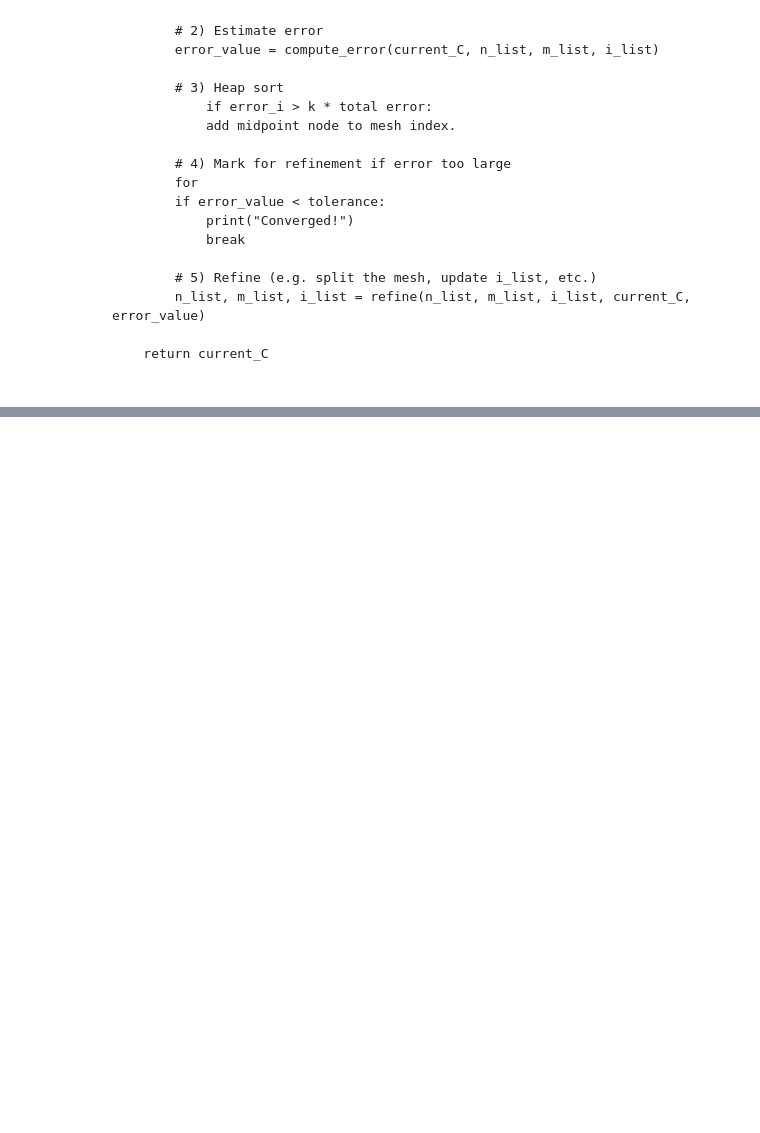
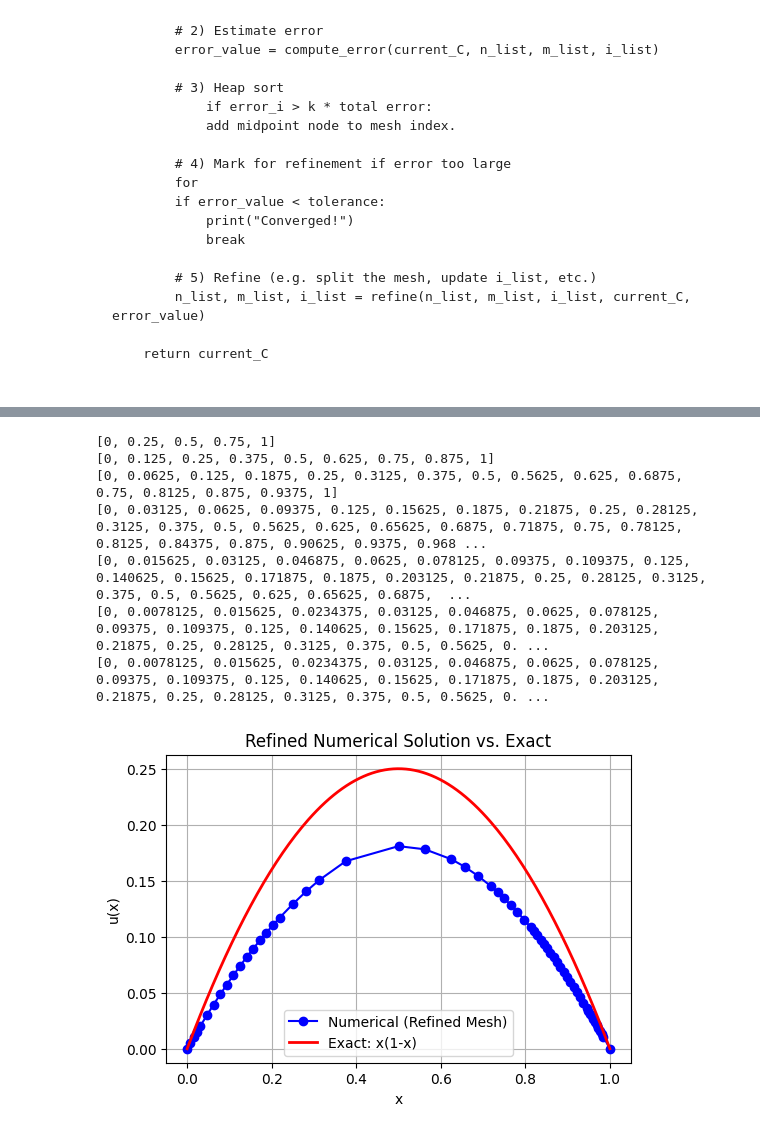
Before and after one commit to weiyuanoh/FYP, a Jupyter notebook: Problem 4.ipynb, the cells around one changed output, grey strips where cells are left out. Cells and saved outputs as stored; diff of their text form; code cells hidden in the pictures; blank space fills up the shorter version.

Commit message:
plotting of graphs, testing of other piecewise coefficient

```diff
--- a/Problem 4.ipynb
+++ b/Problem 4.ipynb
@@ -301,7 +301,10 @@ def integrand_for_force(i, xlist, f, xi, ci, n2):
     return total
 
 def f(s):
-    return 4 - math.cos(s)  + 2*s*math.cos(s) + 2* math.sin(s)
+    if 0 <= s < 1/3:
+        return 2.0
+    else:
+        return 4.0
 
 
 def build_force_vector(num_nodes, xlist, f):
@@ -706,0 +706,60 @@ refinement_loop(epsilon=epsilon)
+# %%
+import numpy as np
+import matplotlib.pyplot as plt
+
+# Suppose your refinement_loop(epsilon) returns:
+#   mesh, c_sol, enorm
+# and you run:
+mesh, c_sol, enorm = refinement_loop(epsilon=0.1)
+
+# Then you have a function that returns the full nodal array from c_sol
+nodal = assemble_nodal_values(c_sol)  # length = len(mesh)
+
+# Convert to NumPy arrays for convenience
+x_nodal = np.array(mesh, dtype=float)
+u_nodal = np.array(nodal, dtype=float)
+
+# Define the exact solution
+def exact_solution(x):
+    return x*(1.0 - x)
+
+# We'll plot the exact solution on a fine grid from 0..1
+x_fine = np.linspace(0.0, 1.0, 200)
+u_exact = exact_solution(x_fine)
+
+plt.figure(figsize=(6,4))
+
+# 1) Plot the piecewise-linear solution
+plt.plot(
+    x_nodal,
+    u_nodal,
+    marker='o',
+    linestyle='-',
+    color='blue',
+    label='Numerical (Refined Mesh)'
+)
+
+# 2) Plot the exact solution as a smooth curve
+plt.plot(
+    x_fine,
+    u_exact,
+    color='red',
+    linewidth=2,
+    label='Exact: x(1-x)'
+)
+
+plt.xlabel('x')
+plt.ylabel('u(x)')
+plt.title('Refined Numerical Solution vs. Exact')
+plt.grid(True)
+plt.legend()
+plt.show()
+# %% [output]
+[0, 0.25, 0.5, 0.75, 1]
+[0, 0.125, 0.25, 0.375, 0.5, 0.625, 0.75, 0.875, 1]
+[0, 0.0625, 0.125, 0.1875, 0.25, 0.3125, 0.375, 0.5, 0.5625, 0.625, 0.6875, 0.75, 0.8125, 0.875, 0.9375, 1]
+[0, 0.03125, 0.0625, 0.09375, 0.125, 0.15625, 0.1875, 0.21875, 0.25, 0.28125, 0.3125, 0.375, 0.5, 0.5625, 0.625, 0.65625, 0.6875, 0.71875, 0.75, 0.78125, 0.8125, 0.84375, 0.875, 0.90625, 0.9375, 0.968 ...
+[0, 0.015625, 0.03125, 0.046875, 0.0625, 0.078125, 0.09375, 0.109375, 0.125, 0.140625, 0.15625, 0.171875, 0.1875, 0.203125, 0.21875, 0.25, 0.28125, 0.3125, 0.375, 0.5, 0.5625, 0.625, 0.65625, 0.6875,  ...
+[0, 0.0078125, 0.015625, 0.0234375, 0.03125, 0.046875, 0.0625, 0.078125, 0.09375, 0.109375, 0.125, 0.140625, 0.15625, 0.171875, 0.1875, 0.203125, 0.21875, 0.25, 0.28125, 0.3125, 0.375, 0.5, 0.5625, 0. ...
+[0, 0.0078125, 0.015625, 0.0234375, 0.03125, 0.046875, 0.0625, 0.078125, 0.09375, 0.109375, 0.125, 0.140625, 0.15625, 0.171875, 0.1875, 0.203125, 0.21875, 0.25, 0.28125, 0.3125, 0.375, 0.5, 0.5625, 0. ...
+[figure, added]
```
Also changed, not shown: parts of 5 cells of this notebook.
